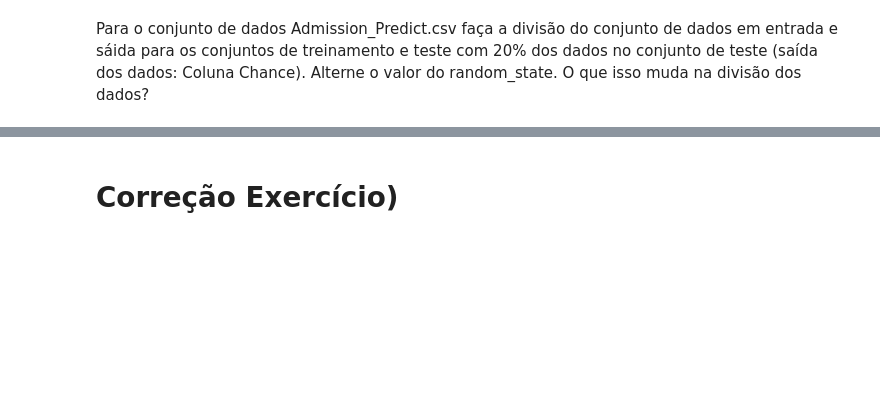
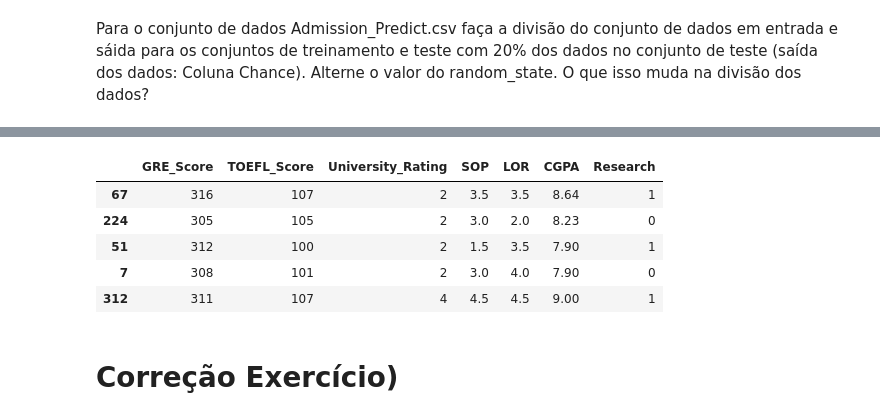
Before and after one commit to MatheusNespolo/IA-MachineLearning, a Jupyter notebook: ITI/Aula03/Notebooks/2.2 Divisão do conjunto de dados.ipynb, the cells around one changed output, grey strips where cells are left out. Cells and saved outputs as stored; diff of their text form; code cells hidden in the pictures; blank space fills up the shorter version.

```diff
--- a/ITI/Aula03/Notebooks/2.2 Divisão do conjunto de dados.ipynb
+++ b/ITI/Aula03/Notebooks/2.2 Divisão do conjunto de dados.ipynb
@@ -215,3 +254,12 @@ Para o conjunto de dados Admission_Predict.csv faça a divisão do conjunto de d
+# %%
+X_test.head()
+# %% [output]
+|  | GRE_Score | TOEFL_Score | University_Rating | SOP | LOR | CGPA | Research |
+| 67 | 316 | 107 | 2 | 3.5 | 3.5 | 8.64 | 1 |
+| 224 | 305 | 105 | 2 | 3.0 | 2.0 | 8.23 | 0 |
+| 51 | 312 | 100 | 2 | 1.5 | 3.5 | 7.90 | 1 |
+| 7 | 308 | 101 | 2 | 3.0 | 4.0 | 7.90 | 0 |
+| 312 | 311 | 107 | 4 | 4.5 | 4.5 | 9.00 | 1 |
 # %% [markdown]
 # Correção Exercício)
 # %% [markdown]
```
Also changed, not shown: parts of 10 cells of this notebook.
